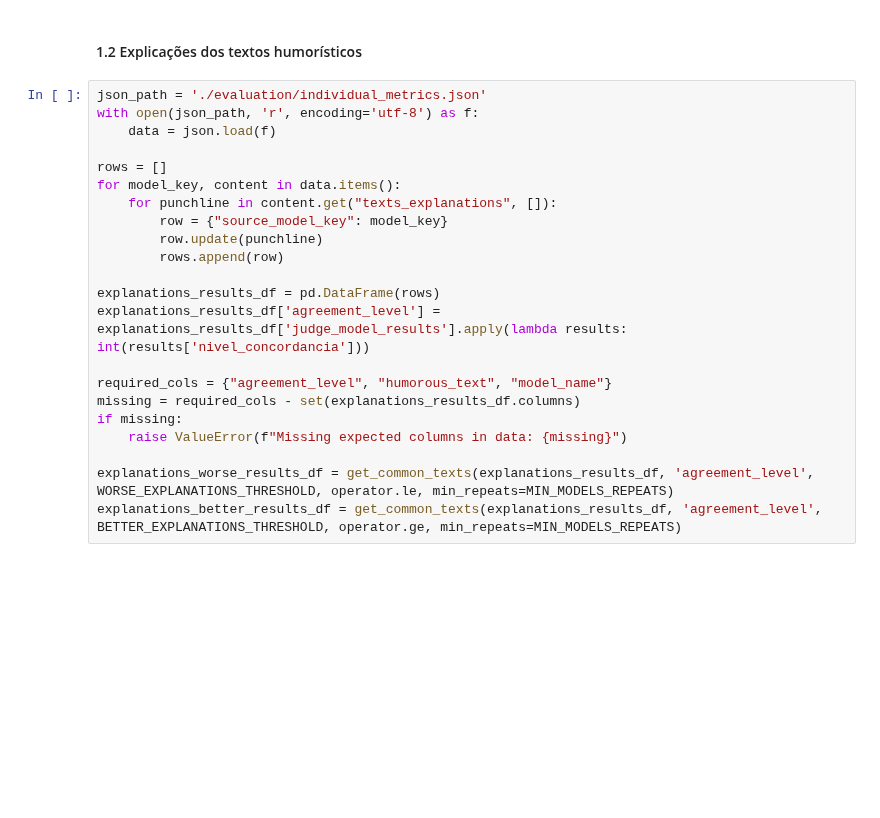
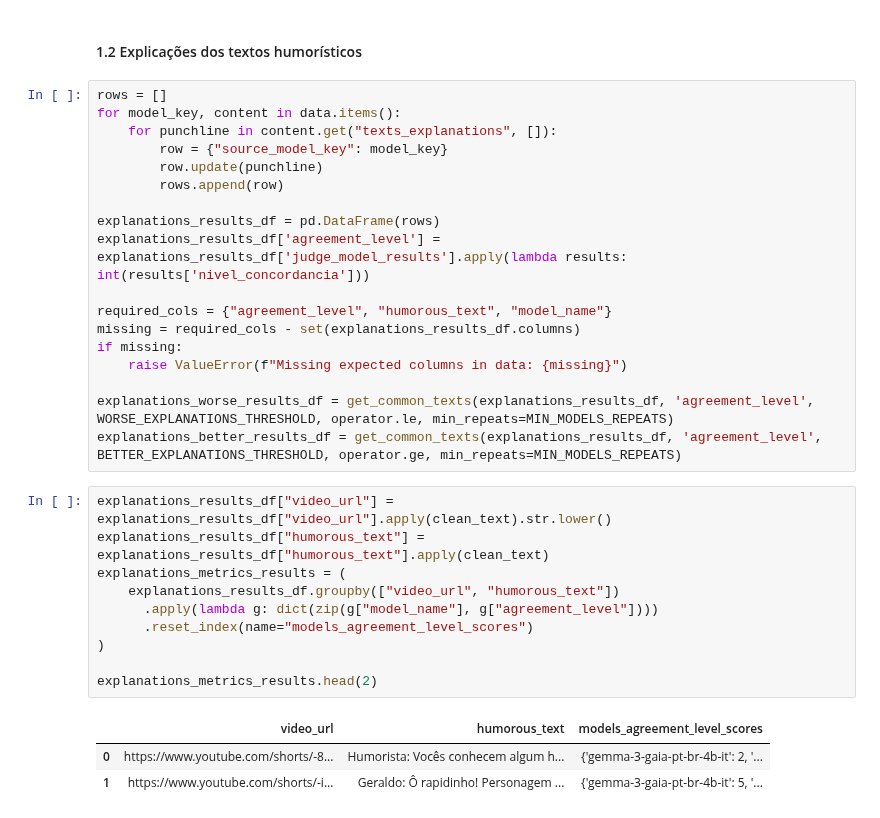
Before and after one commit to llm-pt-ibm/brazilian_northeast_humor_benchmark, a Jupyter notebook: results_exploration.ipynb, the cells around one changed output. Saved outputs shown, nothing was run; the diff lists cells and outputs as text; blank space fills up the shorter version.

```diff
--- a/results_exploration.ipynb
+++ b/results_exploration.ipynb
@@ -316,10 +370,6 @@ all_punchlines_results_df = get_common_texts(punchlines_results_df, 'dice_simila
 # %% [markdown]
 #### 1.2 Explicações dos textos humorísticos
 # %%
-json_path = './evaluation/individual_metrics.json'
-with open(json_path, 'r', encoding='utf-8') as f:
-    data = json.load(f)
-
 rows = []
 for model_key, content in data.items():
     for punchline in content.get("texts_explanations", []):
@@ -337,3 +387,17 @@ if missing:
 
 explanations_worse_results_df = get_common_texts(explanations_results_df, 'agreement_level', WORSE_EXPLANATIONS_THRESHOLD, operator.le, min_repeats=MIN_MODELS_REPEATS)
 explanations_better_results_df = get_common_texts(explanations_results_df, 'agreement_level', BETTER_EXPLANATIONS_THRESHOLD, operator.ge, min_repeats=MIN_MODELS_REPEATS)
+# %%
+explanations_results_df["video_url"] = explanations_results_df["video_url"].apply(clean_text).str.lower()
+explanations_results_df["humorous_text"] = explanations_results_df["humorous_text"].apply(clean_text)
+explanations_metrics_results = (
+    explanations_results_df.groupby(["video_url", "humorous_text"])
+      .apply(lambda g: dict(zip(g["model_name"], g["agreement_level"])))
+      .reset_index(name="models_agreement_level_scores")
+)
+
+explanations_metrics_results.head(2)
+# %% [output]
+|  | video_url | humorous_text | models_agreement_level_scores |
+| 0 | https://www.youtube.com/shorts/-8... | Humorista: Vocês conhecem algum h... | {'gemma-3-gaia-pt-br-4b-it': 2, '... |
+| 1 | https://www.youtube.com/shorts/-i... | Geraldo: Ô rapidinho! Personagem ... | {'gemma-3-gaia-pt-br-4b-it': 5, '... |
```
Also changed, not shown: parts of 10 cells of this notebook.
